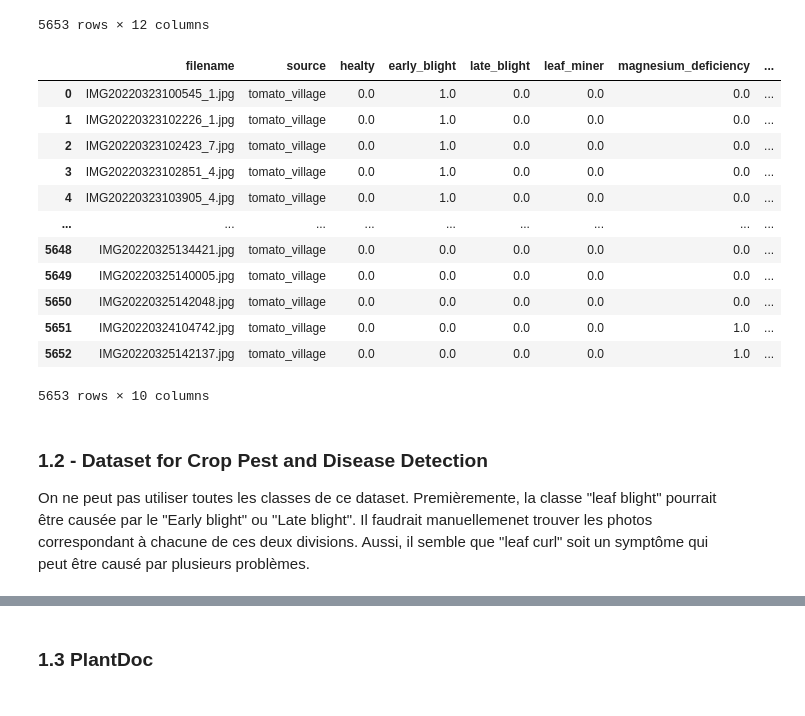
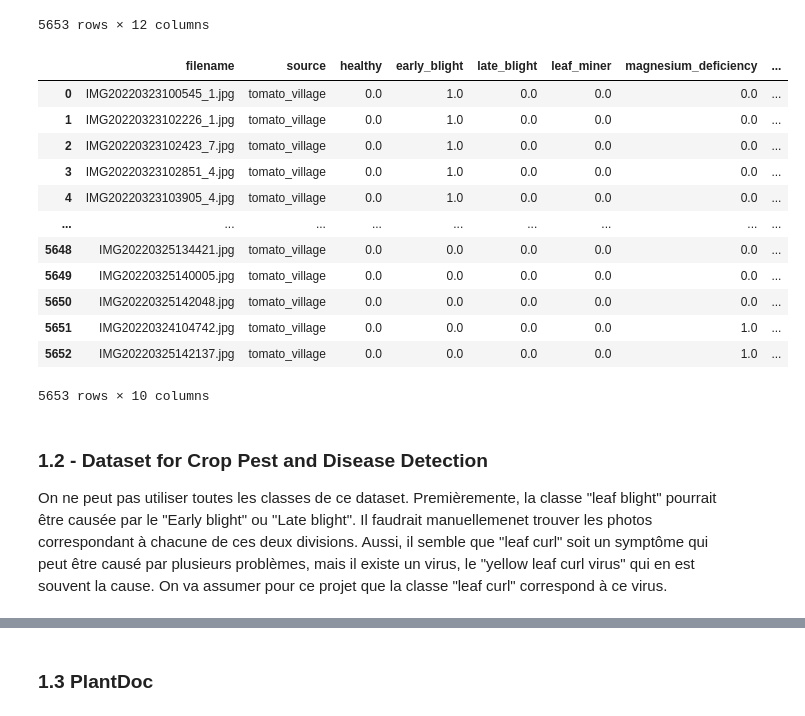
Before and after one commit to maxbhardy/happybud, a Jupyter notebook: dataset/create_dataset.ipynb, the cells around one changed output, grey strips where cells are left out. Saved outputs shown, nothing was run; the diff lists cells and outputs as text; code cells hidden in the pictures.

```diff
--- a/dataset/create_dataset.ipynb
+++ b/dataset/create_dataset.ipynb
@@ -54,35 +48,35 @@ cols = [
     "Early blight",
     "Late blight",
     "Leaf Miner",
     "Magnesium Deficiency",
     "Nitrogen Deficiency",
     "Pottassium Deficiency",
     "Spotted Wilt Virus",
 ]
 
 # Classes
 classes = [
-    "healty",
+    "healthy",
     "early_blight",
     "late_blight",
     "leaf_miner",
     "magnesium_deficiency",
     "nitrogen_deficiency",
     "potassium_deficiency",
     "spotted_wilt_virus",
 ]
 
 tomato_village_dataset = tomato_village_dataset[cols]
 tomato_village_dataset.columns = ["filename", "source"] + classes
 
 # Remplacer les espaces par des _
 tomato_village_dataset["filename"] = tomato_village_dataset["filename"].str.replace(
     " ", "_"
 )
 
 tomato_village_dataset
 # %% [output]
-|  | filename | source | healty | early_blight | late_blight | leaf_miner | magnesium_deficiency | ... |
+|  | filename | source | healthy | early_blight | late_blight | leaf_miner | magnesium_deficiency | ... |
 | 0 | IMG20220323100545_1.jpg | tomato_village | 0.0 | 1.0 | 0.0 | 0.0 | 0.0 | ... |
 | 1 | IMG20220323102226_1.jpg | tomato_village | 0.0 | 1.0 | 0.0 | 0.0 | 0.0 | ... |
 | 2 | IMG20220323102423_7.jpg | tomato_village | 0.0 | 1.0 | 0.0 | 0.0 | 0.0 | ... |
@@ -111,7 +105,9 @@ for file, sub in zip(tomato_village["filename"], tomato_village["dataset"]):
 On ne peut pas utiliser toutes les classes de ce dataset. Premièremente, la classe
 "leaf blight" pourrait être causée par le "Early blight" ou "Late blight". Il faudrait
 manuellemenet trouver les photos correspondant à chacune de ces deux divisions. Aussi,
-il semble que "leaf curl" soit un symptôme qui peut être causé par plusieurs problèmes.
+il semble que "leaf curl" soit un symptôme qui peut être causé par plusieurs problèmes,
+mais il existe un virus, le "yellow leaf curl virus" qui en est souvent la cause. On
+va assumer pour ce projet que la classe "leaf curl" correspond à ce virus.
 # %%
 # Classes
 classes = [
```
Also changed, not shown: parts of 10 cells of this notebook, 2 other files.
